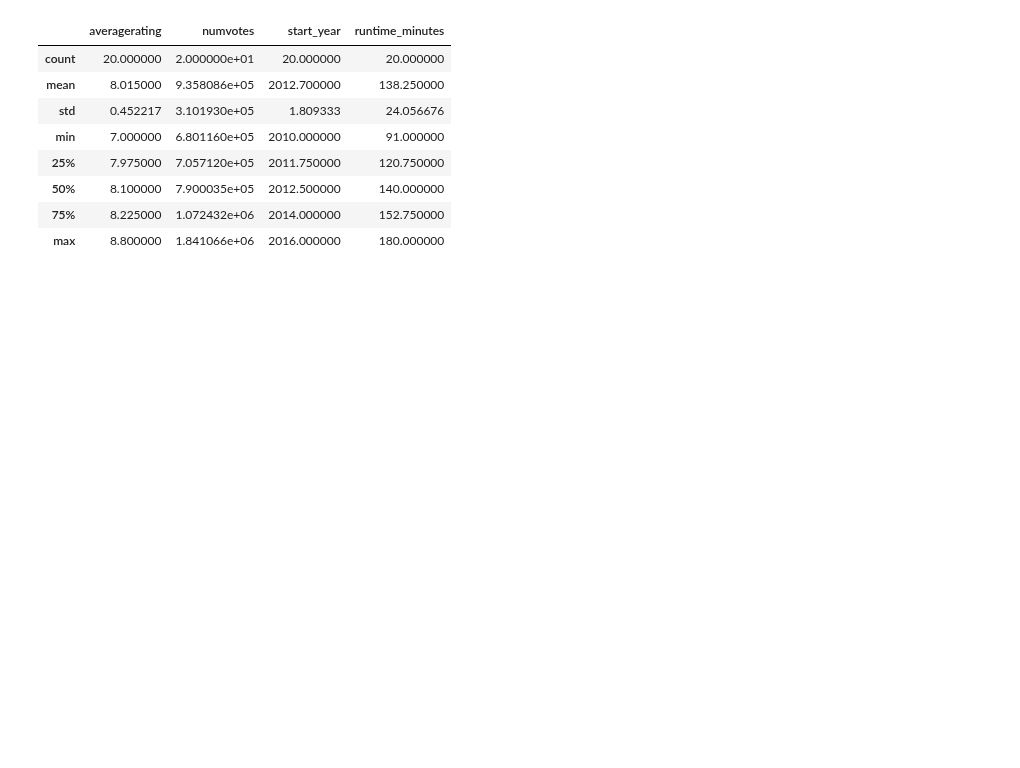
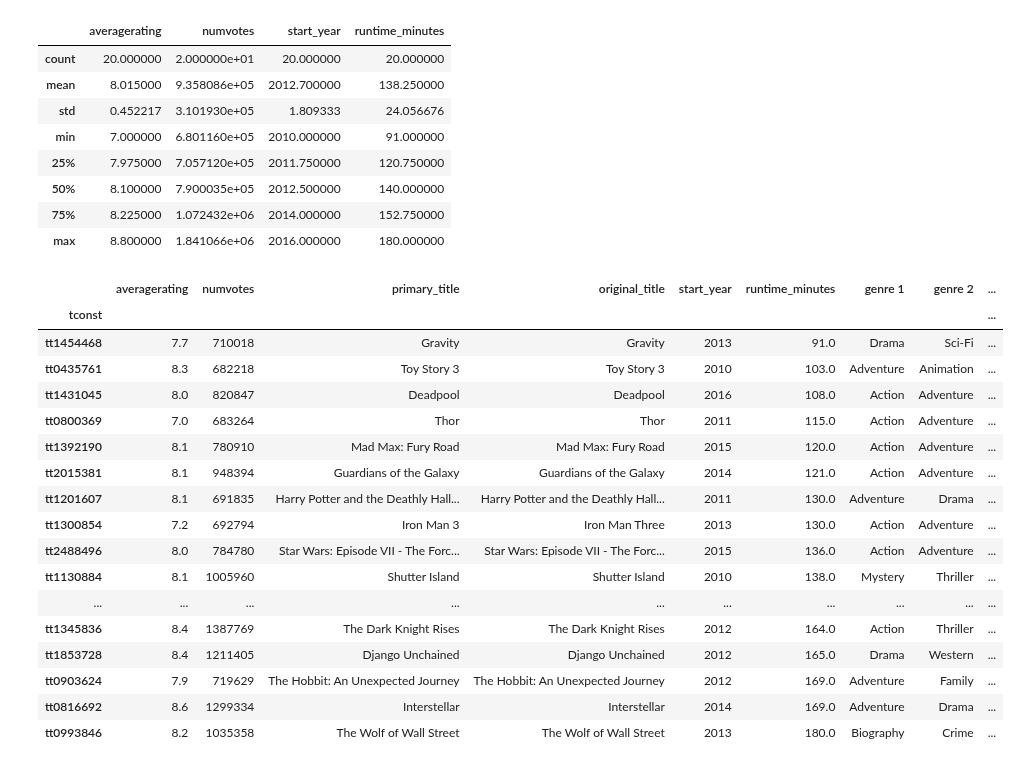
Before and after one commit to epradojr/Microsoft-Movie-Studio-Business-Proposition, a Jupyter notebook: imdb_tables.ipynb, the cells around one changed output. Cells and saved outputs as stored; diff of their text form; code cells hidden in the pictures; blank space fills up the shorter version.

```diff
--- a/imdb_tables.ipynb
+++ b/imdb_tables.ipynb
@@ -298,4 +298,27 @@ top_numgenres.describe()
 | 50% | 8.100000 | 7.900035e+05 | 2012.500000 | 140.000000 |
 | 75% | 8.225000 | 1.072432e+06 | 2014.000000 | 152.750000 |
 | max | 8.800000 | 1.841066e+06 | 2016.000000 | 180.000000 |
+# %%
+top_numgenres_byruntime = top_numgenres.sort_values(by='runtime_minutes', ascending=True)
+
+top_numgenres_byruntime
+# %% [output]
+|  | averagerating | numvotes | primary_title | original_title | start_year | runtime_minutes | genre 1 | genre 2 | ... |
+| tconst |  |  |  |  |  |  |  |  | ... |
+| tt1454468 | 7.7 | 710018 | Gravity | Gravity | 2013 | 91.0 | Drama | Sci-Fi | ... |
+| tt0435761 | 8.3 | 682218 | Toy Story 3 | Toy Story 3 | 2010 | 103.0 | Adventure | Animation | ... |
+| tt1431045 | 8.0 | 820847 | Deadpool | Deadpool | 2016 | 108.0 | Action | Adventure | ... |
+| tt0800369 | 7.0 | 683264 | Thor | Thor | 2011 | 115.0 | Action | Adventure | ... |
+| tt1392190 | 8.1 | 780910 | Mad Max: Fury Road | Mad Max: Fury Road | 2015 | 120.0 | Action | Adventure | ... |
+| tt2015381 | 8.1 | 948394 | Guardians of the Galaxy | Guardians of the Galaxy | 2014 | 121.0 | Action | Adventure | ... |
+| tt1201607 | 8.1 | 691835 | Harry Potter and the Deathly Hall... | Harry Potter and the Deathly Hall... | 2011 | 130.0 | Adventure | Drama | ... |
+| tt1300854 | 7.2 | 692794 | Iron Man 3 | Iron Man Three | 2013 | 130.0 | Action | Adventure | ... |
+| tt2488496 | 8.0 | 784780 | Star Wars: Episode VII - The Forc... | Star Wars: Episode VII - The Forc... | 2015 | 136.0 | Action | Adventure | ... |
+| tt1130884 | 8.1 | 1005960 | Shutter Island | Shutter Island | 2010 | 138.0 | Mystery | Thriller | ... |
+| ... | ... | ... | ... | ... | ... | ... | ... | ... | ... |
+| tt1345836 | 8.4 | 1387769 | The Dark Knight Rises | The Dark Knight Rises | 2012 | 164.0 | Action | Thriller | ... |
+| tt1853728 | 8.4 | 1211405 | Django Unchained | Django Unchained | 2012 | 165.0 | Drama | Western | ... |
+| tt0903624 | 7.9 | 719629 | The Hobbit: An Unexpected Journey | The Hobbit: An Unexpected Journey | 2012 | 169.0 | Adventure | Family | ... |
+| tt0816692 | 8.6 | 1299334 | Interstellar | Interstellar | 2014 | 169.0 | Adventure | Drama | ... |
+| tt0993846 | 8.2 | 1035358 | The Wolf of Wall Street | The Wolf of Wall Street | 2013 | 180.0 | Biography | Crime | ... |
 # %%
```
Also changed, not shown: parts of 2 cells of this notebook.
